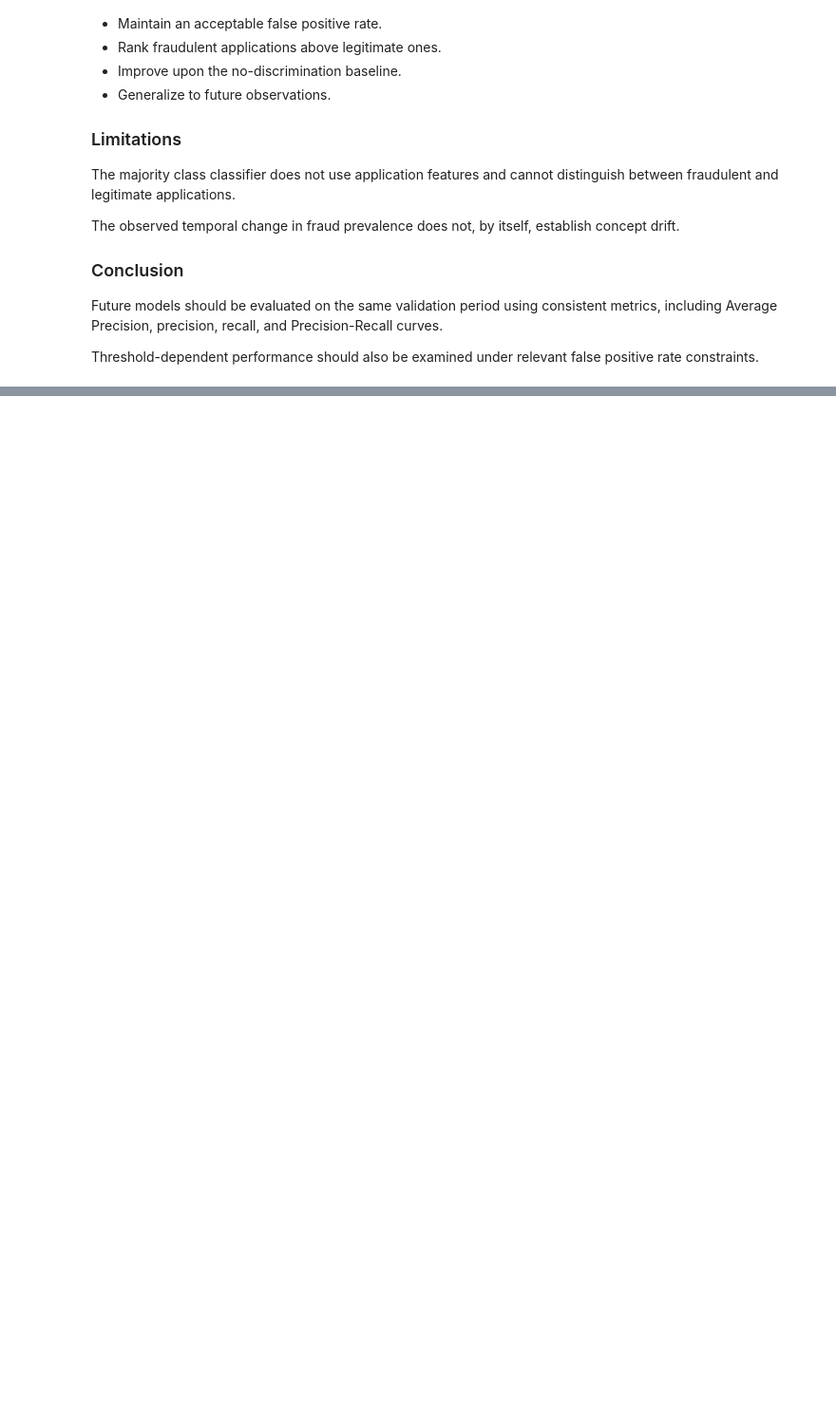
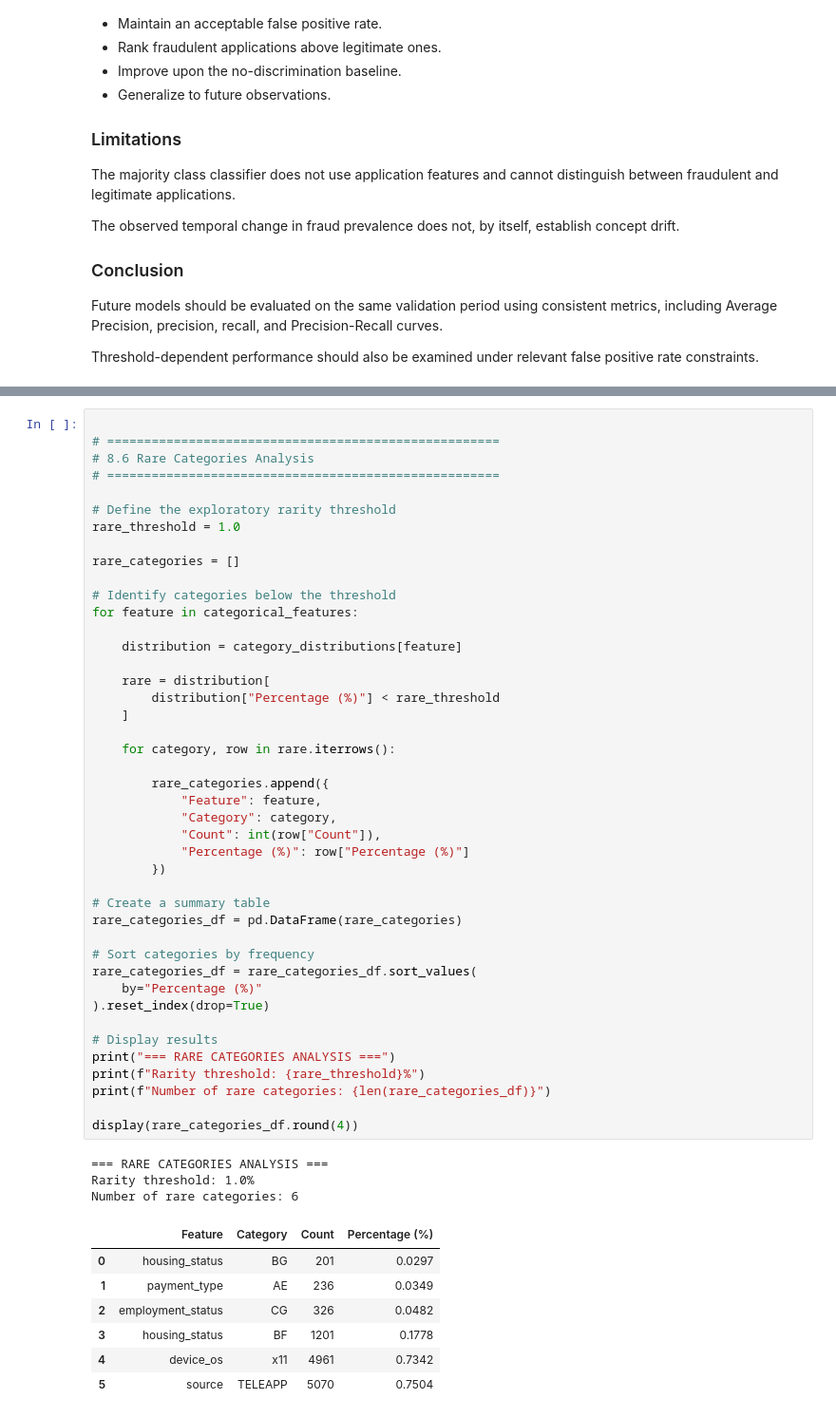
Before and after one commit to fidaaarrabi/ml-project-bank-fraud-detection, a Jupyter notebook: notebooks/01_stage1_dataset_study.ipynb, the cells around one changed output, grey strips where cells are left out. Shown at 95% size. Saved outputs shown, nothing was run; the diff lists cells and outputs as text; blank space fills up the shorter version.

```diff
--- a/notebooks/01_stage1_dataset_study.ipynb
+++ b/notebooks/01_stage1_dataset_study.ipynb
@@ -1280,0 +1604,54 @@ rate constraints.
+# %%
+
+# =====================================================
+# 8.6 Rare Categories Analysis
+# =====================================================
+
+# Define the exploratory rarity threshold
+rare_threshold = 1.0
+
+rare_categories = []
+
+# Identify categories below the threshold
+for feature in categorical_features:
+
+    distribution = category_distributions[feature]
+
+    rare = distribution[
+        distribution["Percentage (%)"] < rare_threshold
+    ]
+
+    for category, row in rare.iterrows():
+
+        rare_categories.append({
+            "Feature": feature,
+            "Category": category,
+            "Count": int(row["Count"]),
+            "Percentage (%)": row["Percentage (%)"]
+        })
+
+# Create a summary table
+rare_categories_df = pd.DataFrame(rare_categories)
+
+# Sort categories by frequency
+rare_categories_df = rare_categories_df.sort_values(
+    by="Percentage (%)"
+).reset_index(drop=True)
+
+# Display results
+print("=== RARE CATEGORIES ANALYSIS ===")
+print(f"Rarity threshold: {rare_threshold}%")
+print(f"Number of rare categories: {len(rare_categories_df)}")
+
+display(rare_categories_df.round(4))
+# %% [output]
+=== RARE CATEGORIES ANALYSIS ===
+Rarity threshold: 1.0%
+Number of rare categories: 6
+|  | Feature | Category | Count | Percentage (%) |
+| 0 | housing_status | BG | 201 | 0.0297 |
+| 1 | payment_type | AE | 236 | 0.0349 |
+| 2 | employment_status | CG | 326 | 0.0482 |
+| 3 | housing_status | BF | 1201 | 0.1778 |
+| 4 | device_os | x11 | 4961 | 0.7342 |
+| 5 | source | TELEAPP | 5070 | 0.7504 |
```
Also changed, not shown: parts of 9 cells of this notebook.
